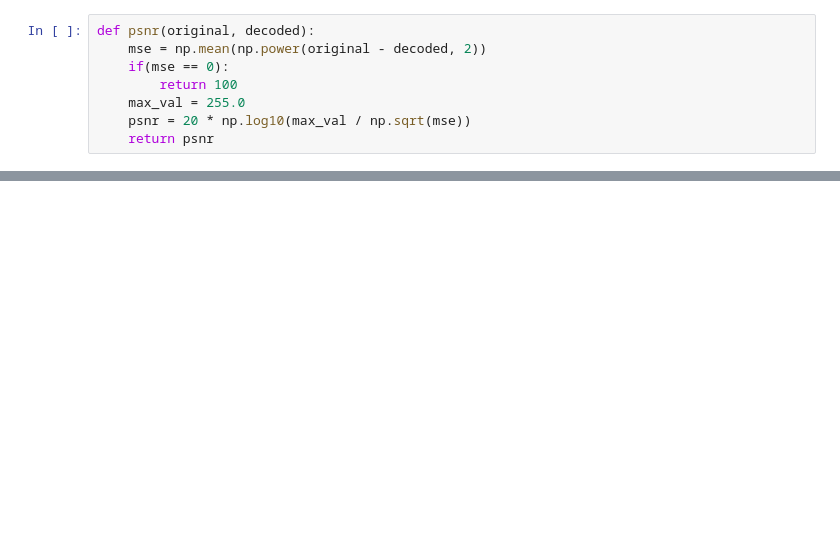
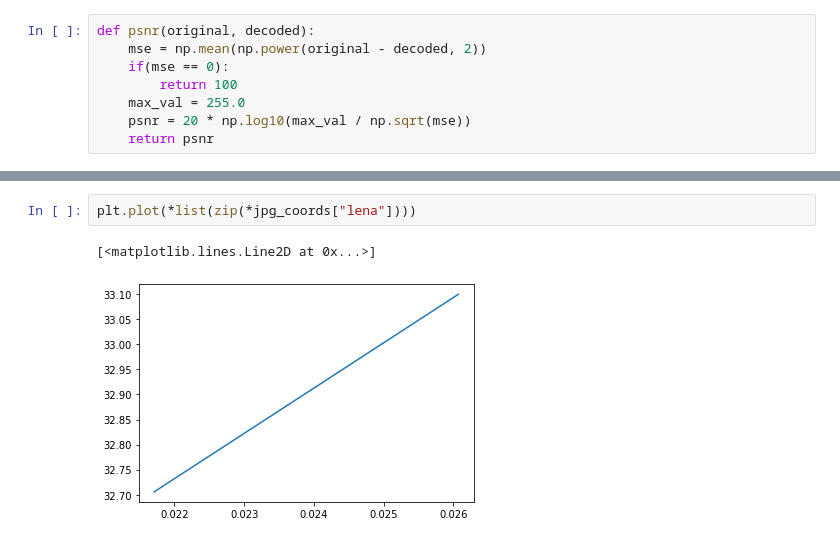
Before and after one commit to proshian/image-compression-neural-autoencoder, a Jupyter notebook: encode_decode.ipynb, the cells around one changed output, grey strips where cells are left out. Saved outputs shown, nothing was run; the diff lists cells and outputs as text; blank space fills up the shorter version.

```diff
--- a/encode_decode.ipynb
+++ b/encode_decode.ipynb
@@ -46,0 +75,5 @@ for filename in ["lena", "baboon", "peppers"]:
+# %%
+plt.plot(*list(zip(*jpg_coords["lena"])))
+# %% [output]
+[<matplotlib.lines.Line2D at 0x...>]
+[figure, added]
```
Also changed, not shown: parts of 6 cells of this notebook, 2 other files.
